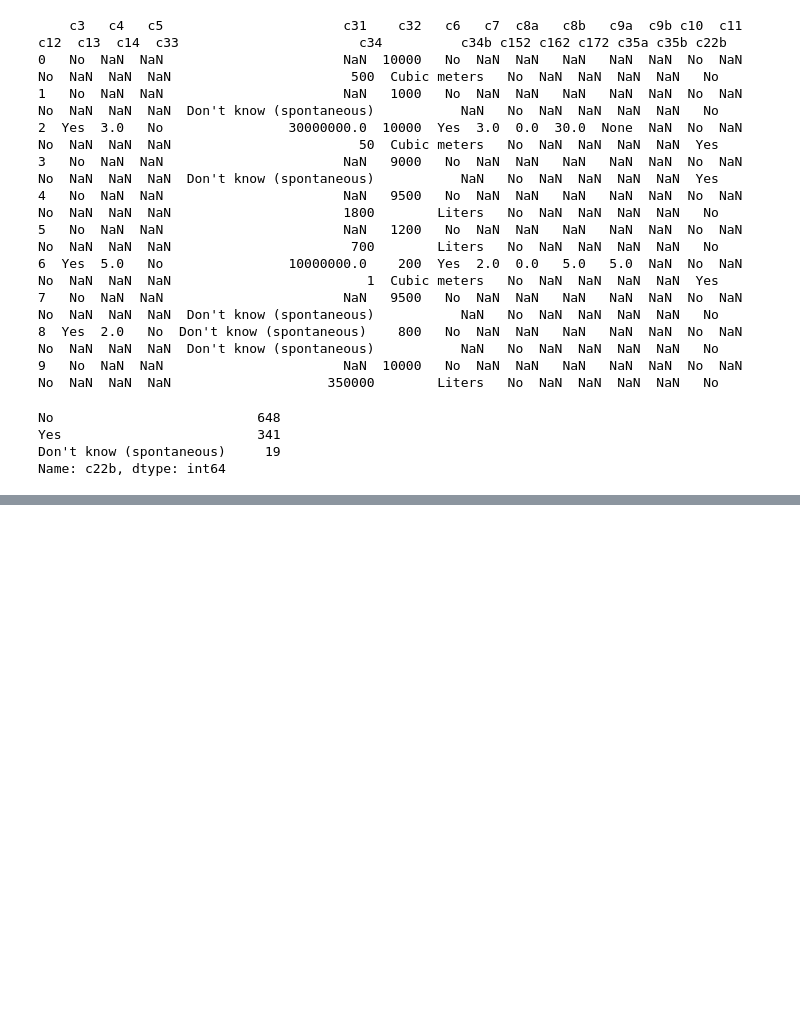
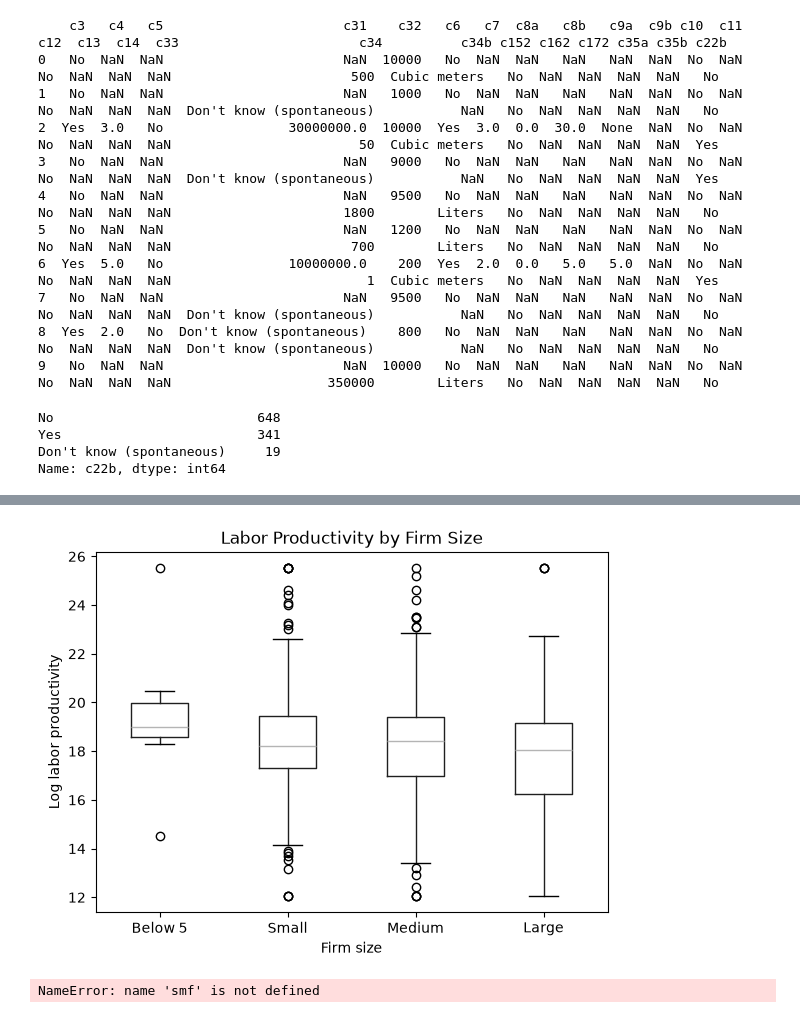
Before and after one commit to Oybibikhon/Bigger-Firms-Better-Productivity, a Jupyter notebook: notebooks/01_data_exploration.ipynb, the cells around one changed output, grey strips where cells are left out. Drawn from its saved outputs; the diff is of its cells as text; code cells hidden in the pictures; blank space fills up the shorter version.

```diff
--- a/notebooks/01_data_exploration.ipynb
+++ b/notebooks/01_data_exploration.ipynb
@@ -610,0 +678,18 @@ Name: c22b, dtype: int64
+# %%
+lower = df['productivity'].quantile(0.01)
+upper = df['productivity'].quantile(0.99)
+
+df['productivity_winsorized'] = df['productivity'].clip(
+    lower=lower,
+    upper=upper
+)
+
+df['log_productivity_w'] = np.log(
+    df['productivity_winsorized']
+)
+
+print("1% cutoff:", lower)
+print("99% cutoff:", upper)
+
+print("\nWinsorized log productivity:")
+print(df['log_productivity_w'].describe())
@@ -610,0 +721,8 @@ Name: c22b, dtype: int64
+# %%
+df['firm_size'] = pd.cut(
+    df['employees'],
+    bins=[0, 4, 19, 99, float('inf')],
+    labels=['Below 5', 'Small', 'Medium', 'Large']
+)
+
+print(df['firm_size'].value_counts(dropna=False))
@@ -610,0 +753,32 @@ Name: c22b, dtype: int64
+# %%
+import matplotlib.pyplot as plt
+
+df.boxplot(
+    column='log_productivity_w',
+    by='firm_size',
+    grid=False
+)
+
+plt.title('Labor Productivity by Firm Size')
+plt.suptitle('')
+plt.xlabel('Firm size')
+plt.ylabel('Log labor productivity')
+plt.show()
+# %% [output]
+[figure, added]
+# %%
+
+productivity_reg_data = df[
+    ['log_productivity_w', 'firm_size']
+].dropna()
+
+productivity_model = smf.ols(
+    'log_productivity_w ~ C(firm_size)',
+    data=productivity_reg_data
+).fit(
+    cov_type='HC1'
+)
+
+print(productivity_model.summary())
+# %% [output]
+NameError: name 'smf' is not defined
```
Also changed, not shown: parts of 59 cells of this notebook.
